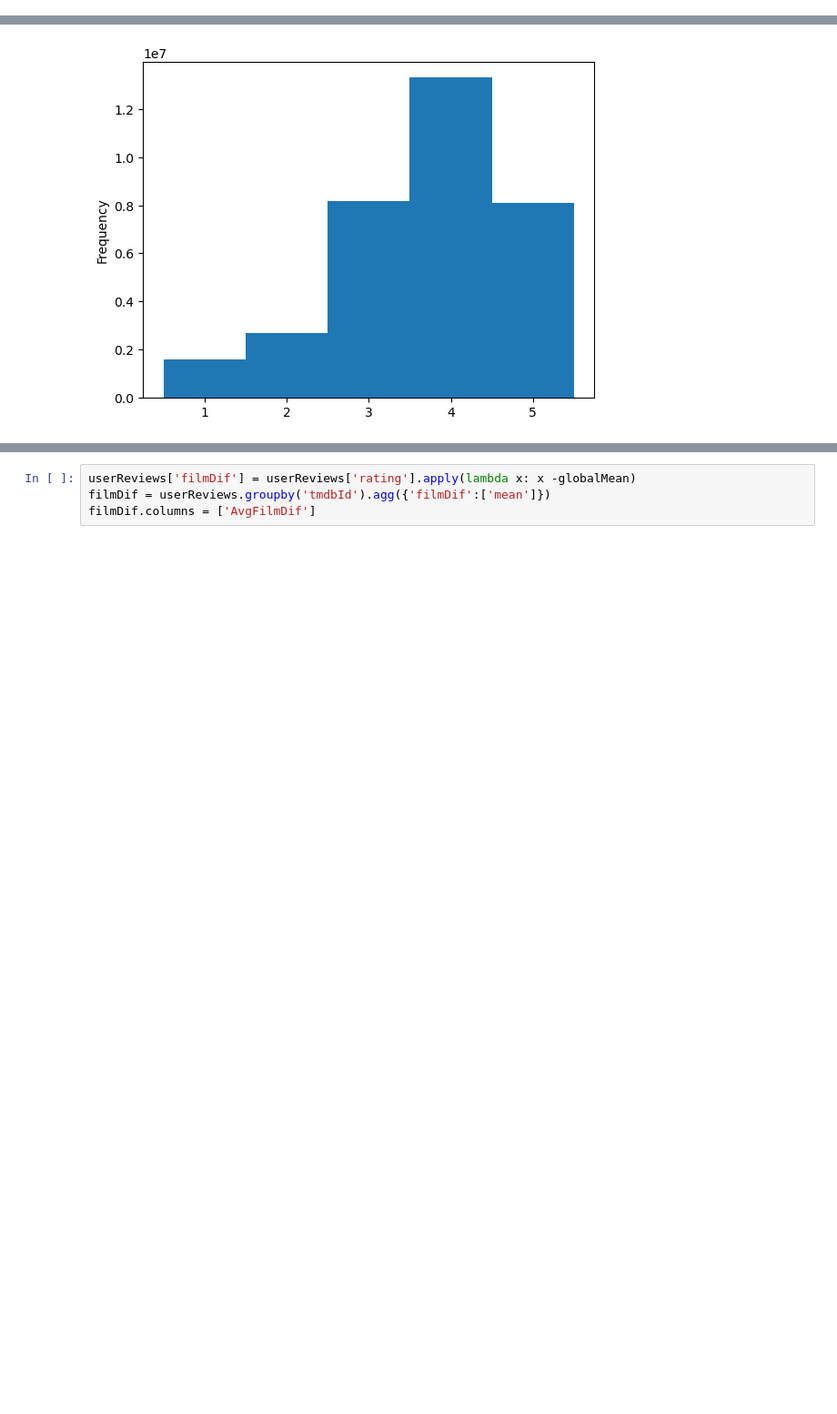
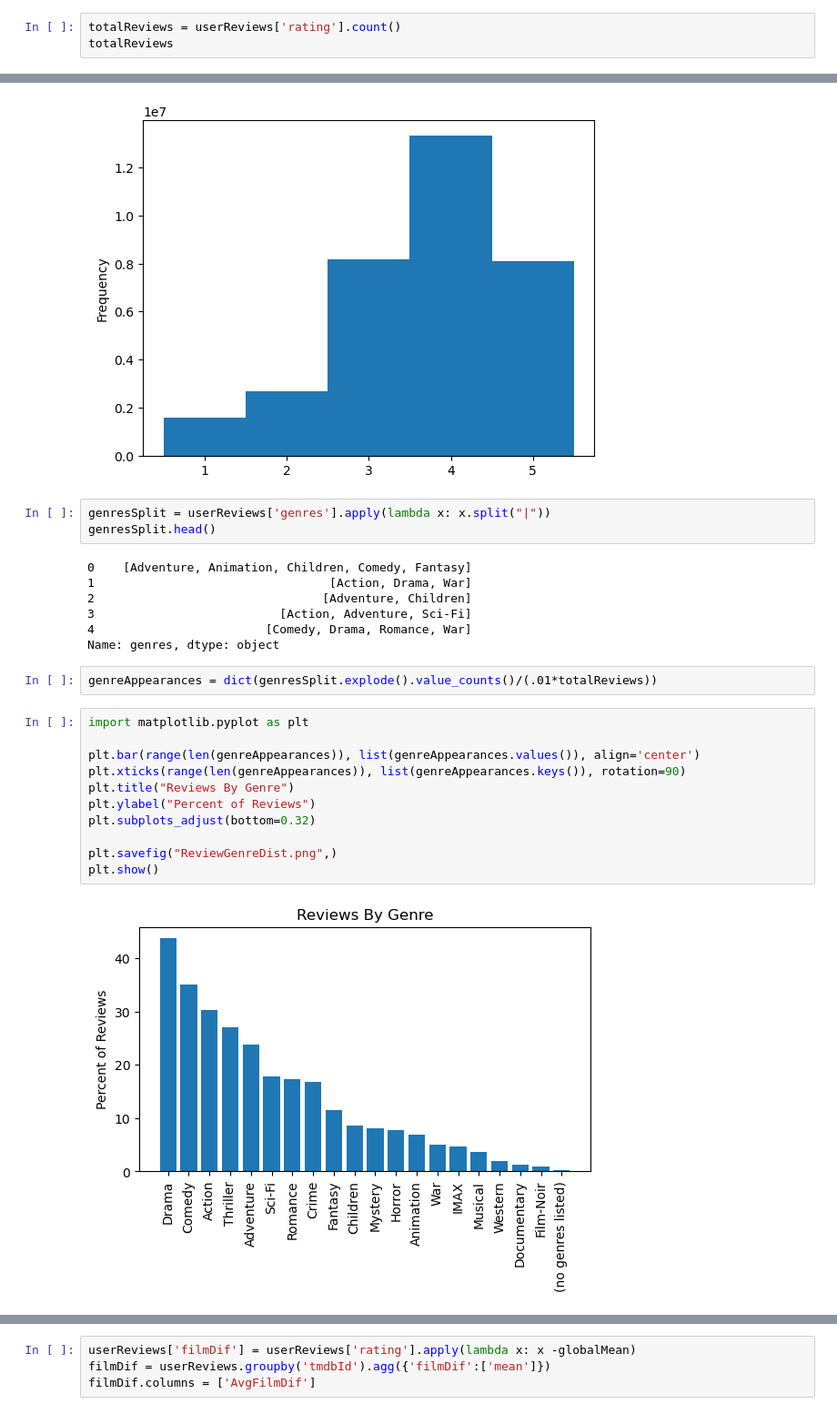
Before and after one commit to theinvisiblesherpa/SafeStreamer, a Jupyter notebook: FilmEDA.ipynb, the cells around one changed output, grey strips where cells are left out. Shown at 91% size. Drawn from its saved outputs; the diff is of its cells as text; blank space fills up the shorter version.

Commit message:
Updating EDA and adding figures

```diff
--- a/FilmEDA.ipynb
+++ b/FilmEDA.ipynb
@@ -72,2 +73,5 @@ userReviews['userId'].nunique()
 # %% [output]
 330975
+# %%
+totalReviews = userReviews['rating'].count()
+totalReviews
@@ -77,3 +83,28 @@ userReviews['rating'].plot.hist(bins=[0.5,1.5,2.5,3.5,4.5,5.5])
 # %% [output]
 <Axes: ylabel='Frequency'>
 [figure]
+# %%
+genresSplit = userReviews['genres'].apply(lambda x: x.split("|"))
+genresSplit.head()
+# %% [output]
+0    [Adventure, Animation, Children, Comedy, Fantasy]
+1                                 [Action, Drama, War]
+2                                [Adventure, Children]
+3                          [Action, Adventure, Sci-Fi]
+4                        [Comedy, Drama, Romance, War]
+Name: genres, dtype: object
+# %%
+genreAppearances = dict(genresSplit.explode().value_counts()/(.01*totalReviews))
+# %%
+import matplotlib.pyplot as plt
+
+plt.bar(range(len(genreAppearances)), list(genreAppearances.values()), align='center')
+plt.xticks(range(len(genreAppearances)), list(genreAppearances.keys()), rotation=90)
+plt.title("Reviews By Genre")
+plt.ylabel("Percent of Reviews")
+plt.subplots_adjust(bottom=0.32)
+
+plt.savefig("ReviewGenreDist.png",)
+plt.show()
+# %% [output]
+[figure, added]
```
Also changed, not shown: parts of 6 cells of this notebook, 2 other files.
